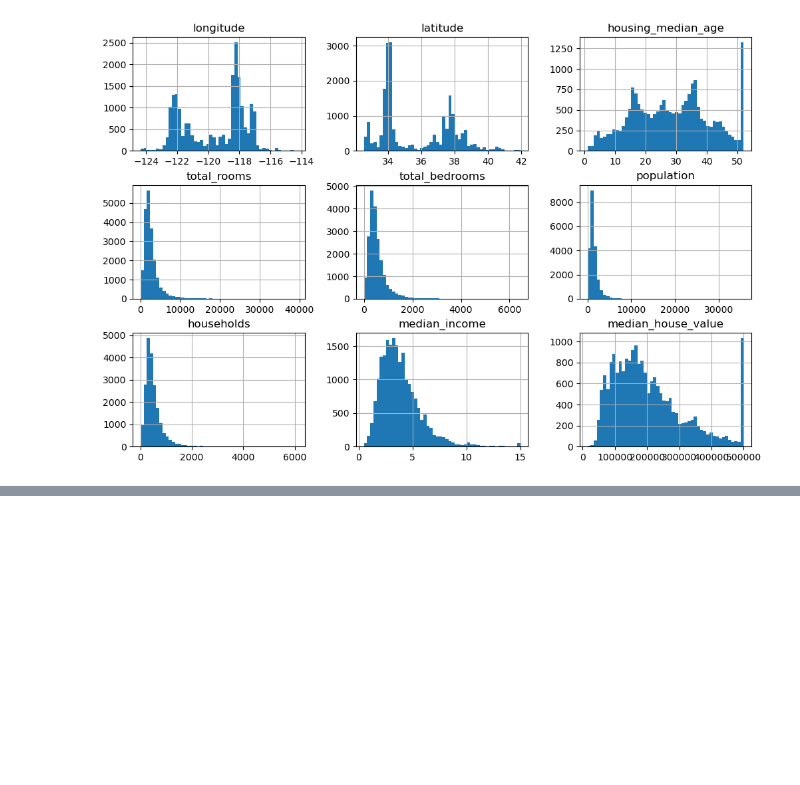
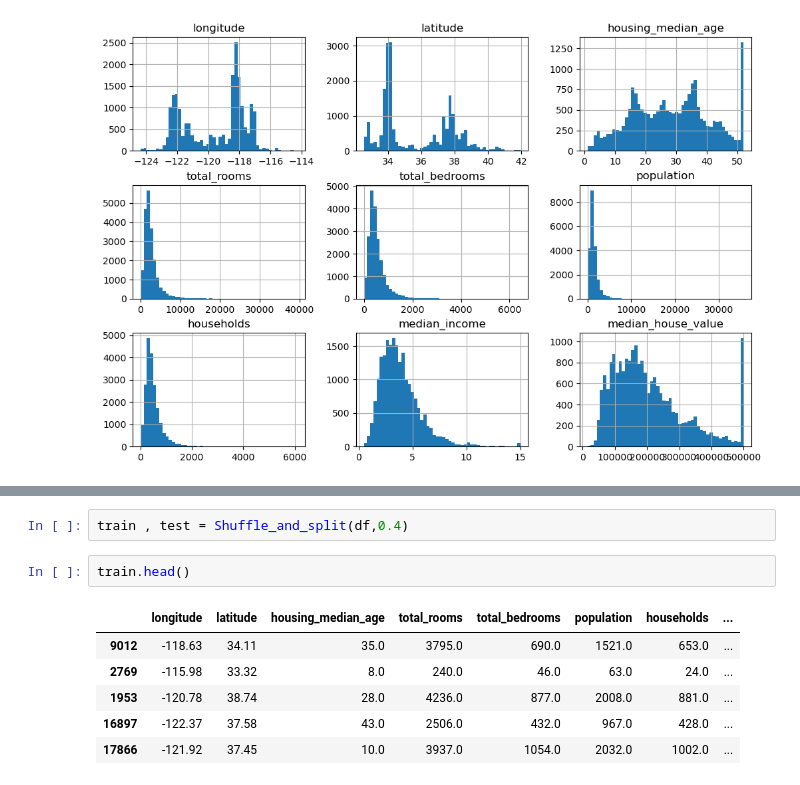
Before and after one commit to Venux09/Data-science-learning, a Jupyter notebook: Machine learning/gurgaon house prices predicton/creating_a_test _set.ipynb, the cells around one changed output, grey strips where cells are left out. Cells and saved outputs as stored; diff of their text form; blank space fills up the shorter version.

```diff
--- a/Machine learning/gurgaon house prices predicton/creating_a_test _set.ipynb
+++ b/Machine learning/gurgaon house prices predicton/creating_a_test _set.ipynb
@@ -124,2 +125,13 @@ Shuffle_and_split(df,0.4)
 
  [8256 rows x 10 columns])
+# %%
+train , test = Shuffle_and_split(df,0.4)
+# %%
+train.head()
+# %% [output]
+|  | longitude | latitude | housing_median_age | total_rooms | total_bedrooms | population | households | ... |
+| 9012 | -118.63 | 34.11 | 35.0 | 3795.0 | 690.0 | 1521.0 | 653.0 | ... |
+| 2769 | -115.98 | 33.32 | 8.0 | 240.0 | 46.0 | 63.0 | 24.0 | ... |
+| 1953 | -120.78 | 38.74 | 28.0 | 4236.0 | 877.0 | 2008.0 | 881.0 | ... |
+| 16897 | -122.37 | 37.58 | 43.0 | 2506.0 | 432.0 | 967.0 | 428.0 | ... |
+| 17866 | -121.92 | 37.45 | 10.0 | 3937.0 | 1054.0 | 2032.0 | 1002.0 | ... |
```
Also changed, not shown: parts of 3 cells of this notebook, 2 other files.
